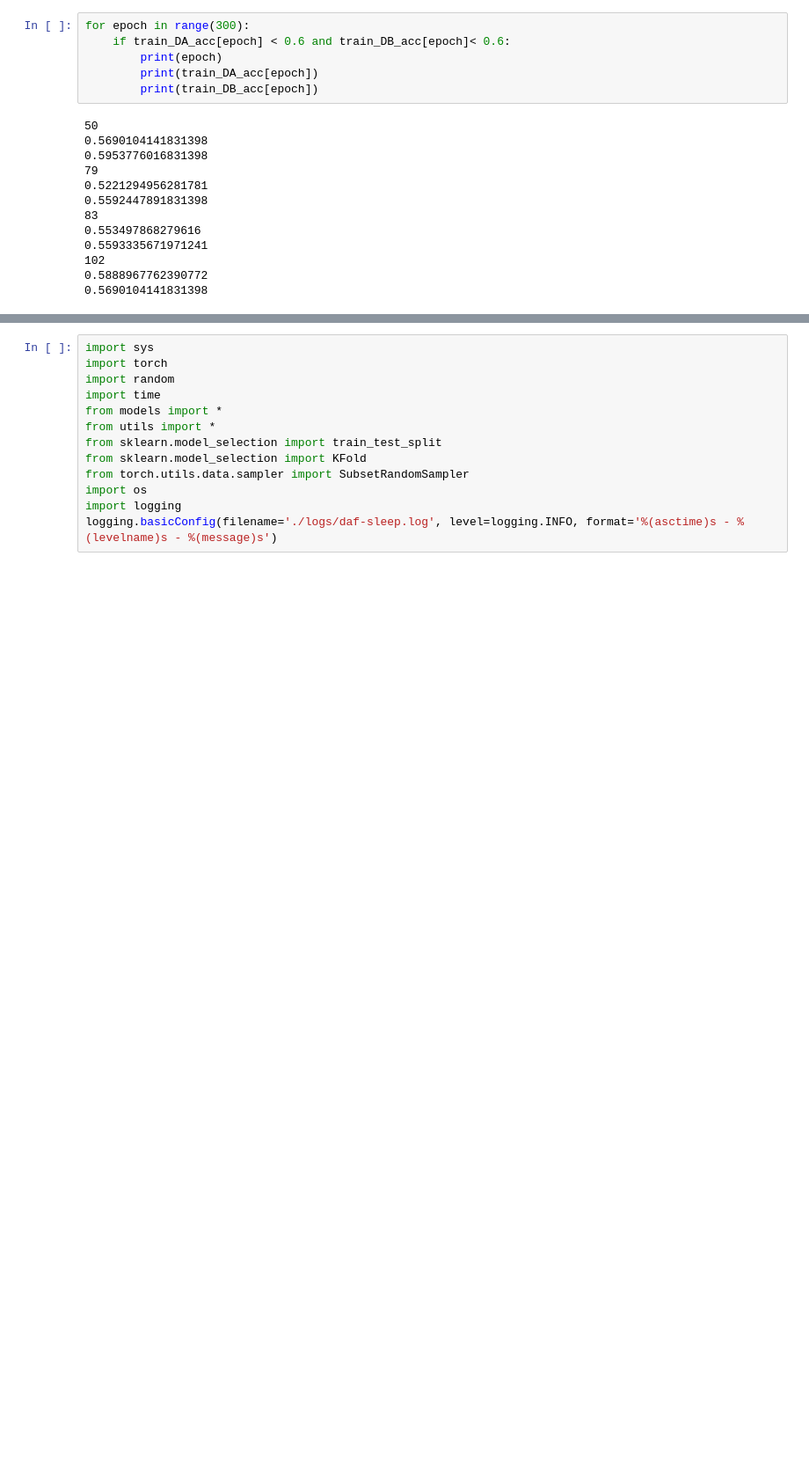
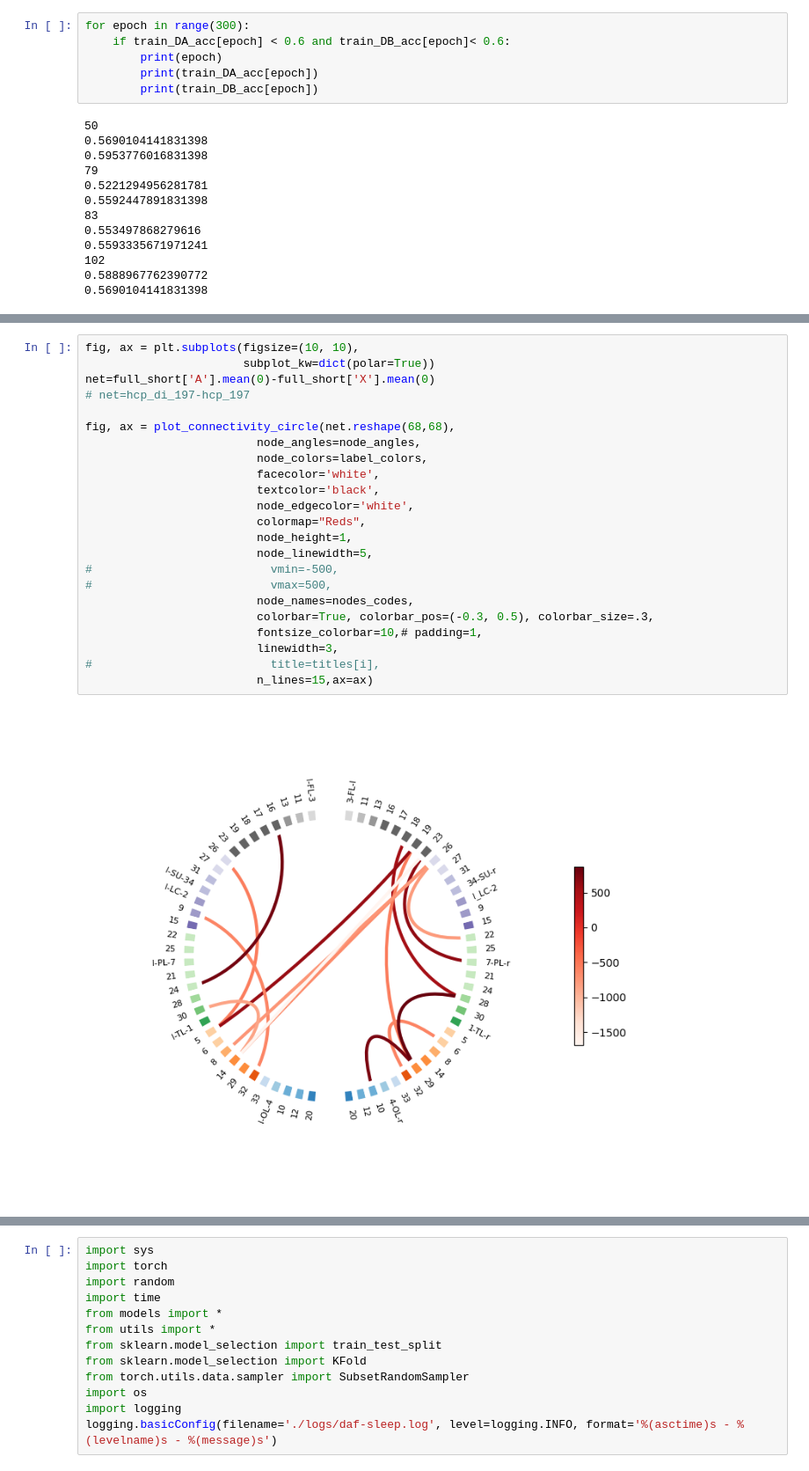
Before and after one commit to yixin-c/DAF-Reproduce, a Jupyter notebook: daf/DAF-sleep.ipynb, the cells around one changed output, grey strips where cells are left out. Shown at 88% size. Saved outputs shown, nothing was run; the diff lists cells and outputs as text; blank space fills up the shorter version.

```diff
--- a/daf/DAF-sleep.ipynb
+++ b/daf/DAF-sleep.ipynb
@@ -573,0 +982,25 @@ for epoch in range(300):
+# %%
+fig, ax = plt.subplots(figsize=(10, 10),
+                       subplot_kw=dict(polar=True))
+net=full_short['A'].mean(0)-full_short['X'].mean(0)
+# net=hcp_di_197-hcp_197
+
+fig, ax = plot_connectivity_circle(net.reshape(68,68),
+                         node_angles=node_angles,
+                         node_colors=label_colors,
+                         facecolor='white',
+                         textcolor='black',
+                         node_edgecolor='white',
+                         colormap="Reds",
+                         node_height=1,
+                         node_linewidth=5,
+#                          vmin=-500,
+#                          vmax=500,
+                         node_names=nodes_codes,
+                         colorbar=True, colorbar_pos=(-0.3, 0.5), colorbar_size=.3,
+                         fontsize_colorbar=10,# padding=1,
+                         linewidth=3,
+#                          title=titles[i],
+                         n_lines=15,ax=ax)
+# %% [output]
+[figure, added]
```
Also changed, not shown: parts of 19 cells of this notebook.
